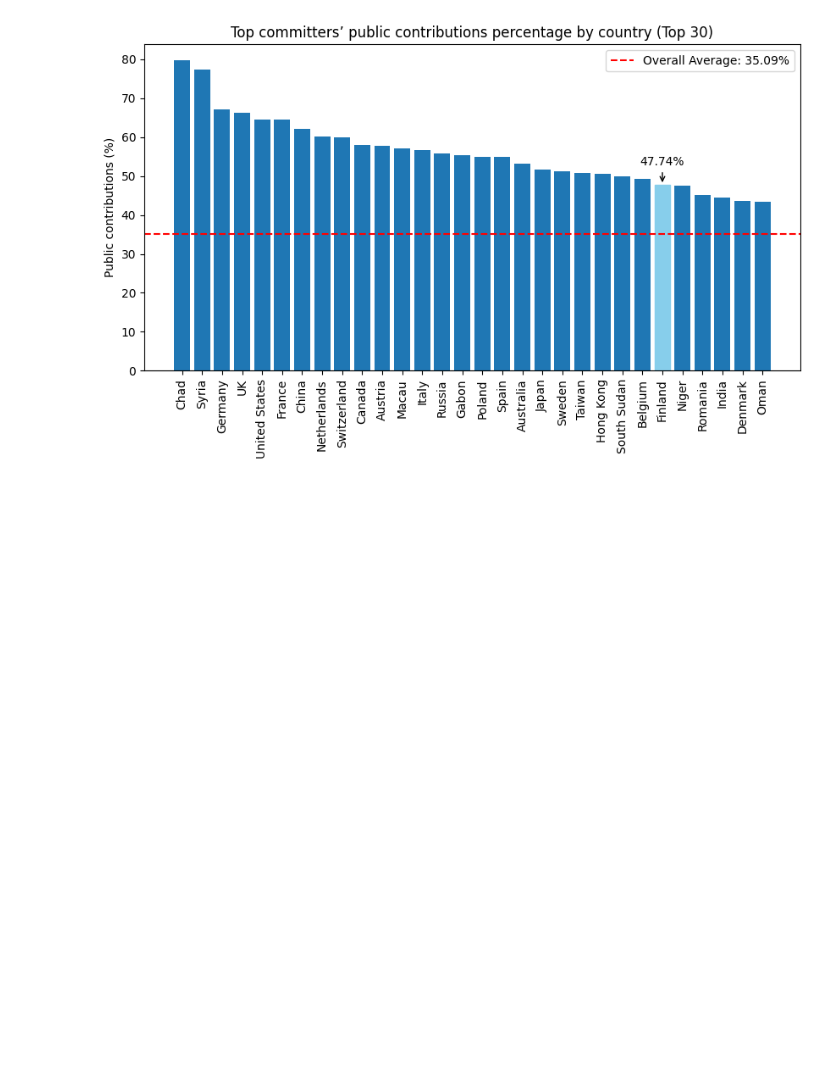
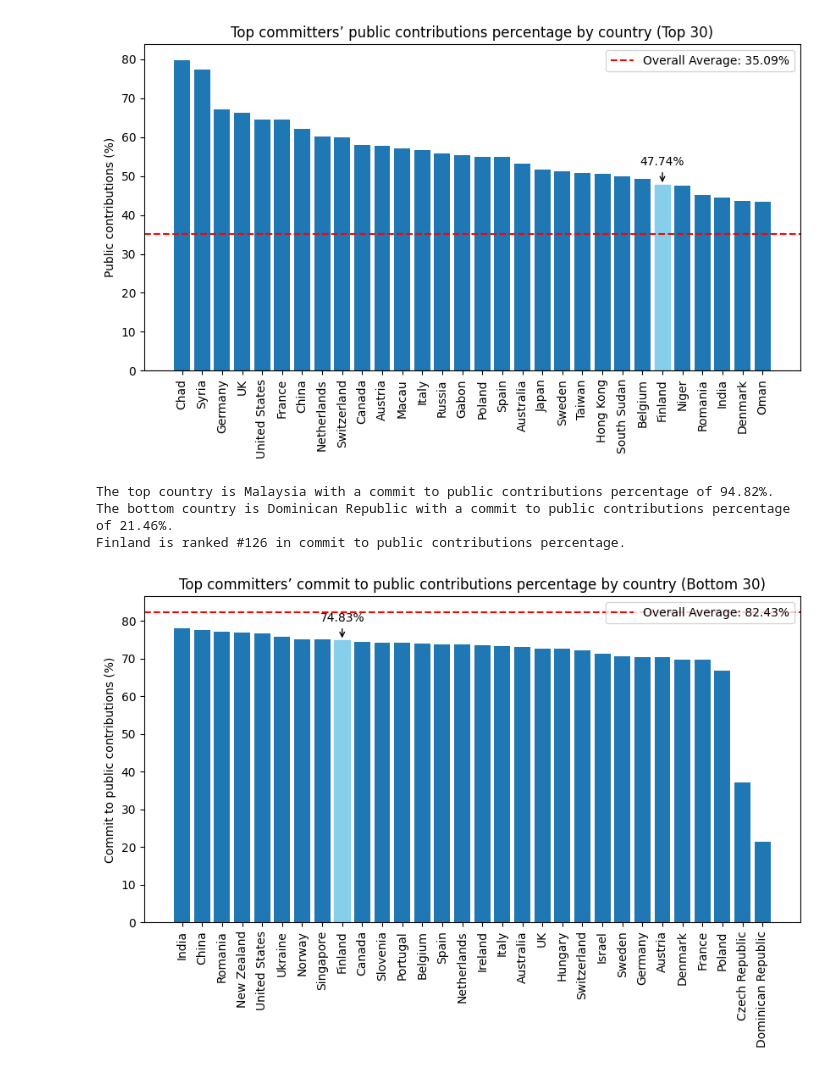
Before and after one commit to danielxfeng/committers-top-stats, a Jupyter notebook: stat.ipynb, the cells around one changed output. Saved outputs shown, nothing was run; the diff lists cells and outputs as text; code cells hidden in the pictures; blank space fills up the shorter version.

```diff
--- a/stat.ipynb
+++ b/stat.ipynb
@@ -227,3 +232,51 @@ The bottom country is Iraq with a public contributions percentage of 10.78%.
 Finland is ranked #25 in public contributions percentage.
 Text(0.5, 1.0, 'Top committers’ public contributions percentage by country (Top 30)')
 [figure]
+# %%
+# Commits vs Contributions
+
+commit_sum_by_country = (
+    filtered[filtered["rank_type"] == "commit"].groupby("country")["contribs"].sum()
+)
+
+public_sum_by_country = (
+    filtered[filtered["rank_type"] == "public"].groupby("country")["contribs"].sum()
+)
+
+ratio_commit_by_country = (
+    (commit_sum_by_country / public_sum_by_country * 100)
+    .dropna()
+    .sort_values(ascending=False)
+    .reset_index()
+)
+
+ratio_commit_by_country.columns = ["country", "commit_ratio"]
+fi_idx = ratio_commit_by_country[ratio_commit_by_country["country"] == "Finland"].index[0]
+print(f"The top country is {ratio_commit_by_country.iloc[0]['country']} with a commit to public contributions percentage of {ratio_commit_by_country.iloc[0]['commit_ratio']:.2f}%.")
+print(f"The bottom country is {ratio_commit_by_country.iloc[-1]['country']} with a commit to public contributions percentage of {ratio_commit_by_country.iloc[-1]['commit_ratio']:.2f}%.")
+print(f"Finland is ranked #{fi_idx + 1} in commit to public contributions percentage.")
+
+ratio_commit_bottom30 = ratio_commit_by_country.tail(30)
+plt.figure(figsize=(10, 5))
+plt.bar(ratio_commit_bottom30["country"], ratio_commit_bottom30["commit_ratio"])
+plt.xticks(rotation=90)
+plt.ylabel("Commit to public contributions (%)")
+# highlight Finland and annotate
+plt.gca().patches[fi_idx - (len(ratio_commit_by_country) - 30)].set_color("skyblue")
+plt.gca().annotate(
+    f"{ratio_commit_by_country.iloc[fi_idx]['commit_ratio']:.2f}%",
+    xy=(fi_idx - (len(ratio_commit_by_country) - 30), ratio_commit_by_country.iloc[fi_idx]["commit_ratio"]),
+    xytext=(fi_idx - (len(ratio_commit_by_country) - 30), ratio_commit_by_country.iloc[fi_idx]["commit_ratio"] + 5),
+    arrowprops=dict(facecolor="black", arrowstyle="->"),
+    ha="center",
+)
+avg_commit_ratio = ratio_commit_by_country["commit_ratio"].mean()
+plt.axhline(y=avg_commit_ratio, color='r', linestyle='--', label=f"Overall Average: {avg_commit_ratio:.2f}%")
+plt.legend()
+plt.title("Top committers’ commit to public contributions percentage by country (Bottom 30)")
+plt.show()
+# %% [output]
+The top country is Malaysia with a commit to public contributions percentage of 94.82%.
+The bottom country is Dominican Republic with a commit to public contributions percentage of 21.46%.
+Finland is ranked #126 in commit to public contributions percentage.
+[figure, added]
```
Also changed, not shown: parts of 7 cells of this notebook.
